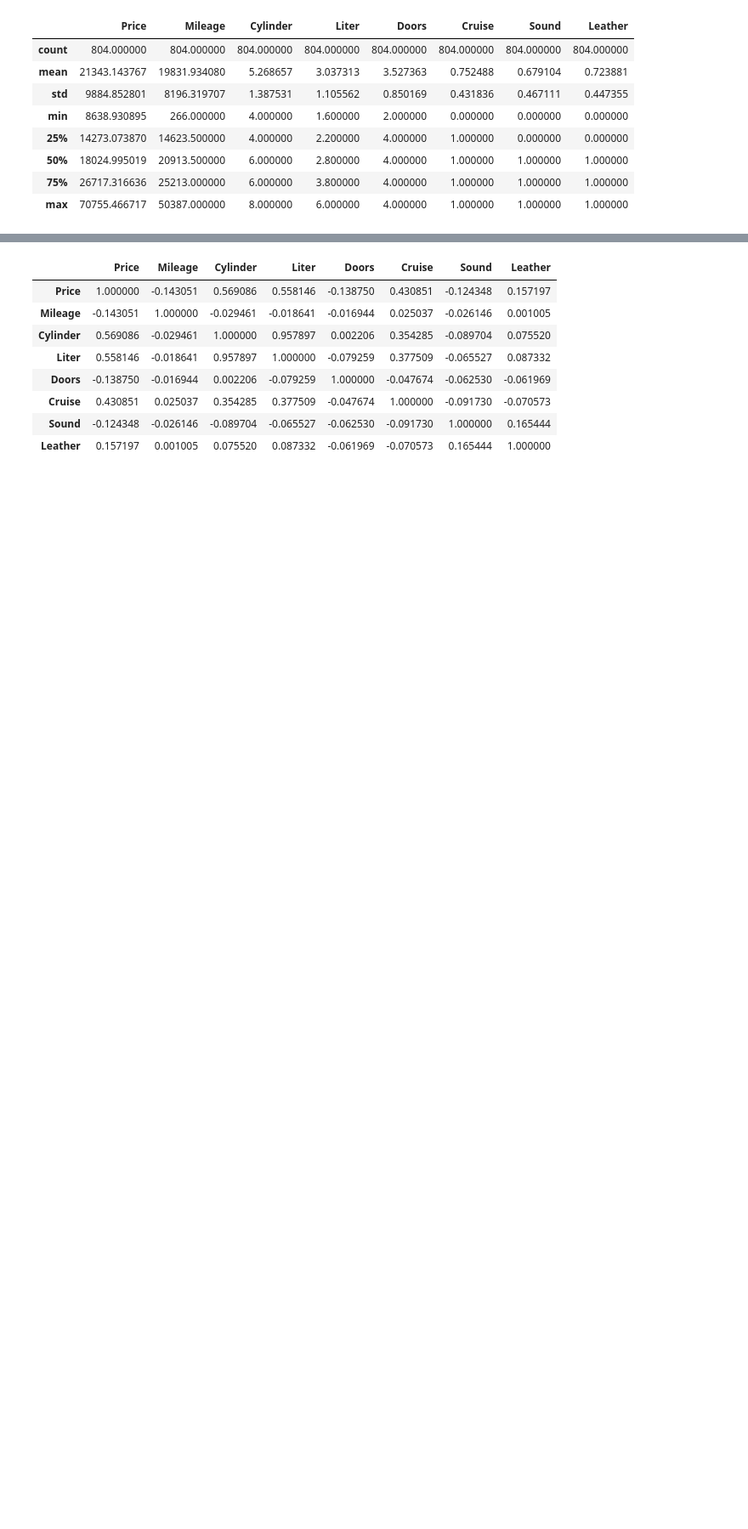
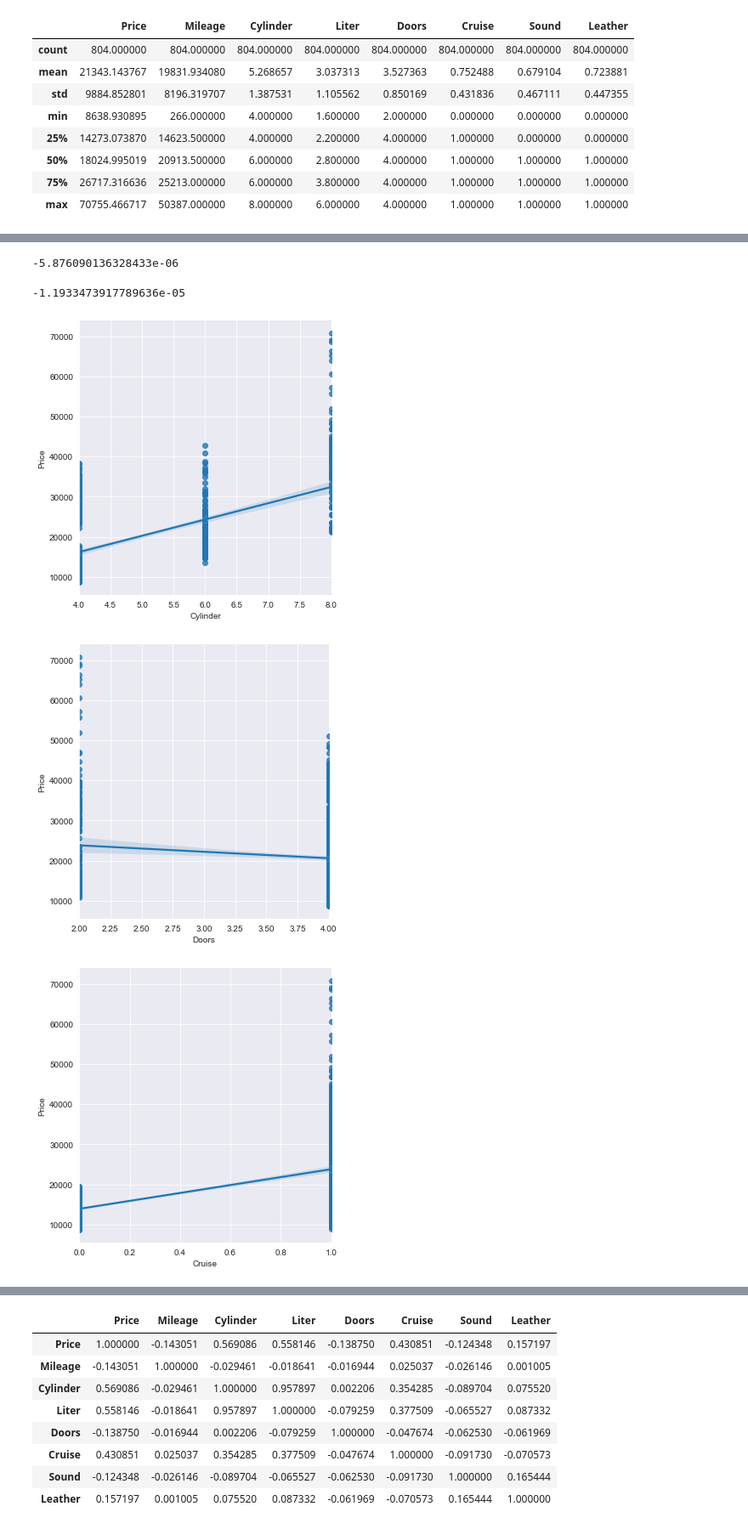
Before and after one commit to Ozxahmed/ML_DS_DL_Udemy_Course, a Jupyter notebook: s3_project_predCarPrices.ipynb, the cells around one changed output, grey strips where cells are left out. Shown at 85% size. Cells and saved outputs as stored; diff of their text form; code cells hidden in the pictures; blank space fills up the shorter version.

```diff
--- a/s3_project_predCarPrices.ipynb
+++ b/s3_project_predCarPrices.ipynb
@@ -79,0 +117,19 @@ cars.describe()
+# %%
+slope, intercept, r_value, p_value, std_err = stats.linregress(cars['Price'], cars['Sound'])
+slope
+# %% [output]
+-5.876090136328433e-06
+# %%
+slope, intercept, r_value, p_value, std_err = stats.linregress(cars['Price'], cars['Doors'])
+slope
+# %% [output]
+-1.1933473917789636e-05
+# %%
+features = ['Cylinder', 'Doors', 'Cruise', 'Sound', 'Leather']
+
+for feature in features:
+    sns.lmplot(data=cars, y='Price', x=feature);
+# %% [output]
+[figure, added]
+[figure, added]
+[figure, added]
```
Also changed, not shown: parts of 76 cells of this notebook, 1 other file.
